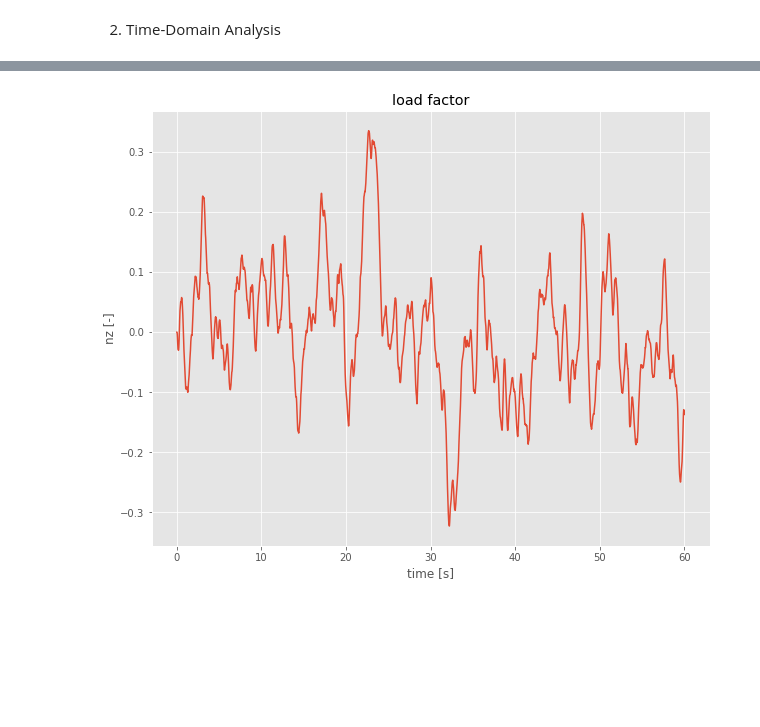
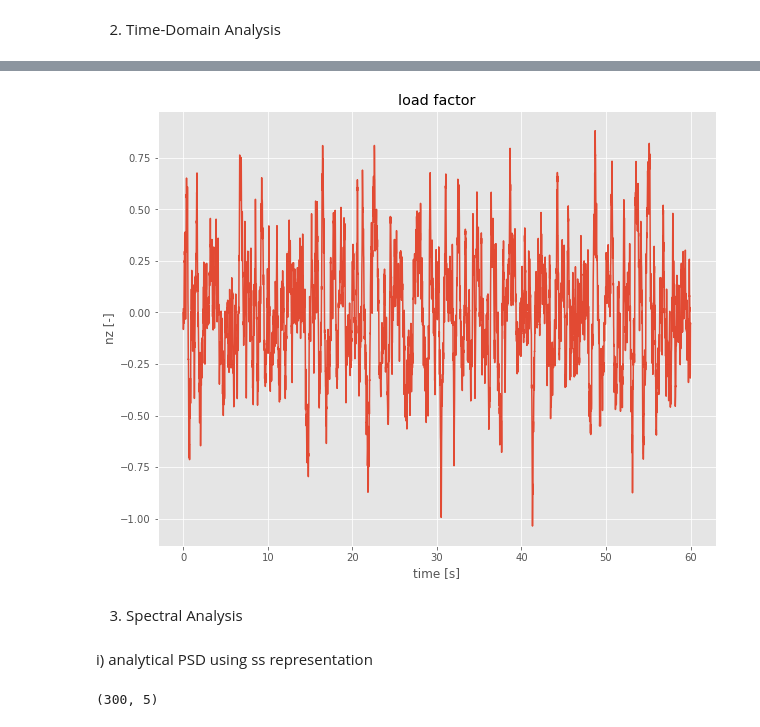
Before and after one commit to justas145/AE4304P, a Jupyter notebook: main_notebook.ipynb, the cells around one changed output, grey strips where cells are left out. Saved outputs shown, nothing was run; the diff lists cells and outputs as text; code cells hidden in the pictures; blank space fills up the shorter version.

Commit message:
Spectral analysis

```diff
--- a/main_notebook.ipynb
+++ b/main_notebook.ipynb
@@ -328,16 +295,29 @@ plt.show()
 # %%
-az = V * (y[:, 2] - y[:, 1])  # V * flight path angle dot
-nz = az / 9.81                   # normal load factor
+# az = V * (y[:, 2] - y[:, 1])  # V * flight path angle dot
+# nz = az / 9.81                   # normal load factor
+
+g = 9.81
+qcV = y[:, 3]
+alpha = y[:, 1]
+alphanz = alpha
+alphanz = np.hstack((alphanz, np.array([0])))
+
+nz = (V/g)*((V/c)*qcV-np.diff(alphanz)/dt)
+nz[-1] = nz[-2]
 
 # plot nz vs t
 plt.figure()
 plt.plot(t, nz)
 plt.xlabel('time [s]')
 plt.ylabel('nz [-]')
 plt.title('load factor')
 # make the plots bigger
 plt.gcf().set_size_inches(10, 8)
 # save the plot
 plt.savefig('figures/nz_vs_t.pdf')
 # %% [output]
-[figure, old version]
+[figure, new version]
+# %% [markdown]
+3. Spectral Analysis
+# %% [markdown]
+i) analytical PSD using ss representation
@@ -343,0 +406,4 @@ plt.savefig('figures/nz_vs_t.pdf')
+# %%
+Sxx.shape
+# %% [output]
+(300, 5)
```
Also changed, not shown: parts of 13 cells of this notebook, 4 other files.
